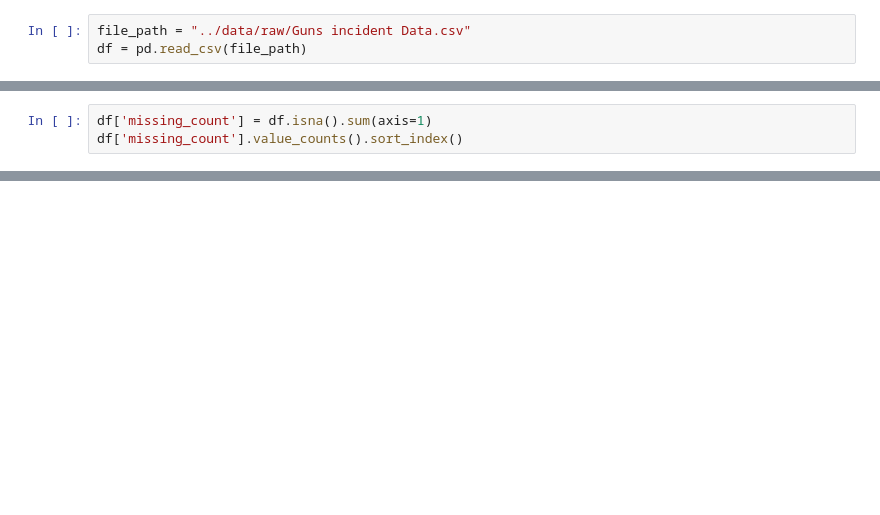
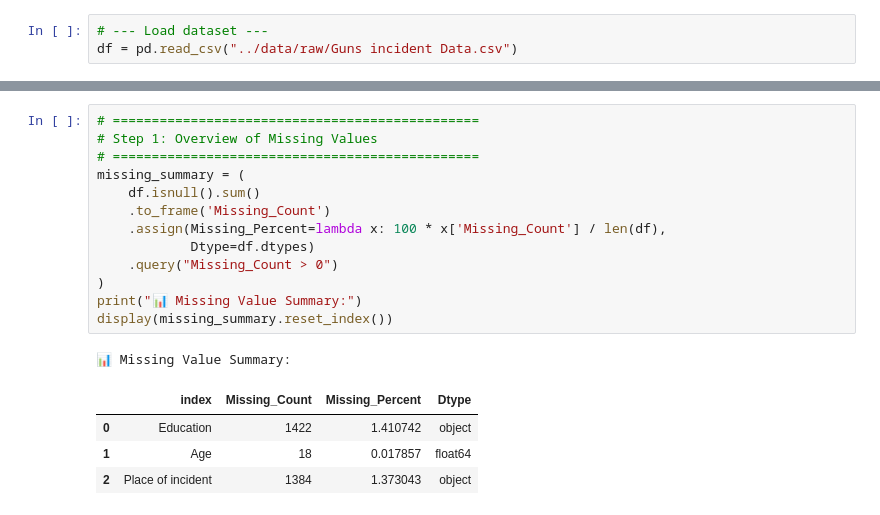
Before and after one commit to beckhamtoh/CS3244-Gun-Violence, a Jupyter notebook: notebooks/01_cleaning.ipynb, the cells around one changed output, grey strips where cells are left out. Cells and saved outputs as stored; diff of their text form; blank space fills up the shorter version.

```diff
--- a/notebooks/01_cleaning.ipynb
+++ b/notebooks/01_cleaning.ipynb
@@ -8,3 +11,3 @@ import seaborn as sns
 # %%
-file_path = "../data/raw/Guns incident Data.csv"
-df = pd.read_csv(file_path)
+# --- Load dataset ---
+df = pd.read_csv("../data/raw/Guns incident Data.csv")
@@ -27,3 +13,0 @@ plt.show()
-# %%
-df['missing_count'] = df.isna().sum(axis=1)
-df['missing_count'].value_counts().sort_index()
@@ -144,0 +14,19 @@ print("\n🎯 Data Cleaning Completed Successfully.")
+# %%
+# ===============================================
+# Step 1: Overview of Missing Values
+# ===============================================
+missing_summary = (
+    df.isnull().sum()
+    .to_frame('Missing_Count')
+    .assign(Missing_Percent=lambda x: 100 * x['Missing_Count'] / len(df),
+            Dtype=df.dtypes)
+    .query("Missing_Count > 0")
+)
+print("📊 Missing Value Summary:")
+display(missing_summary.reset_index())
+# %% [output]
+📊 Missing Value Summary:
+|  | index | Missing_Count | Missing_Percent | Dtype |
+| 0 | Education | 1422 | 1.410742 | object |
+| 1 | Age | 18 | 0.017857 | float64 |
+| 2 | Place of incident | 1384 | 1.373043 | object |
```
Also changed, not shown: parts of 10 cells of this notebook, 2 other files.
